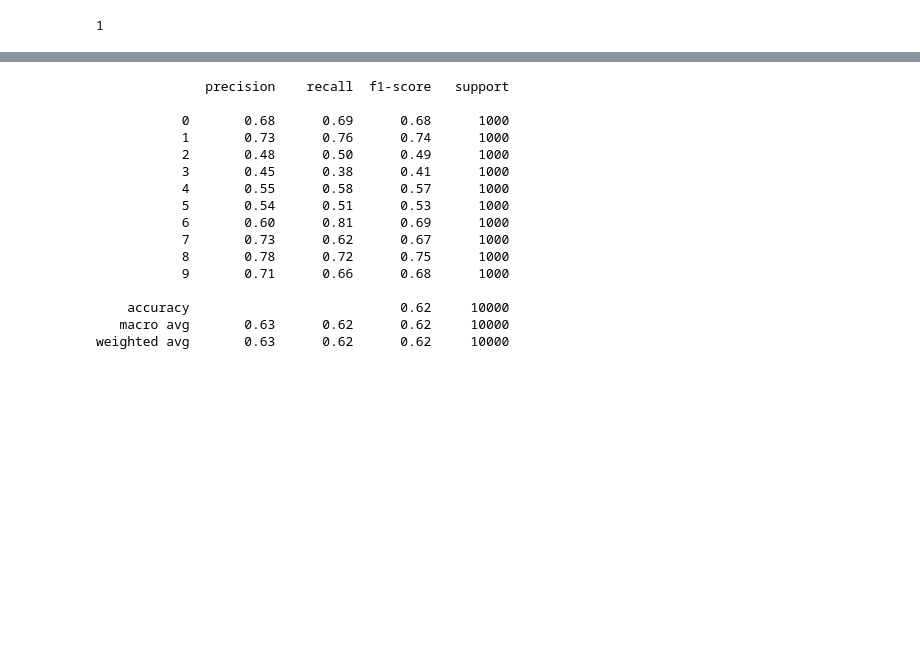
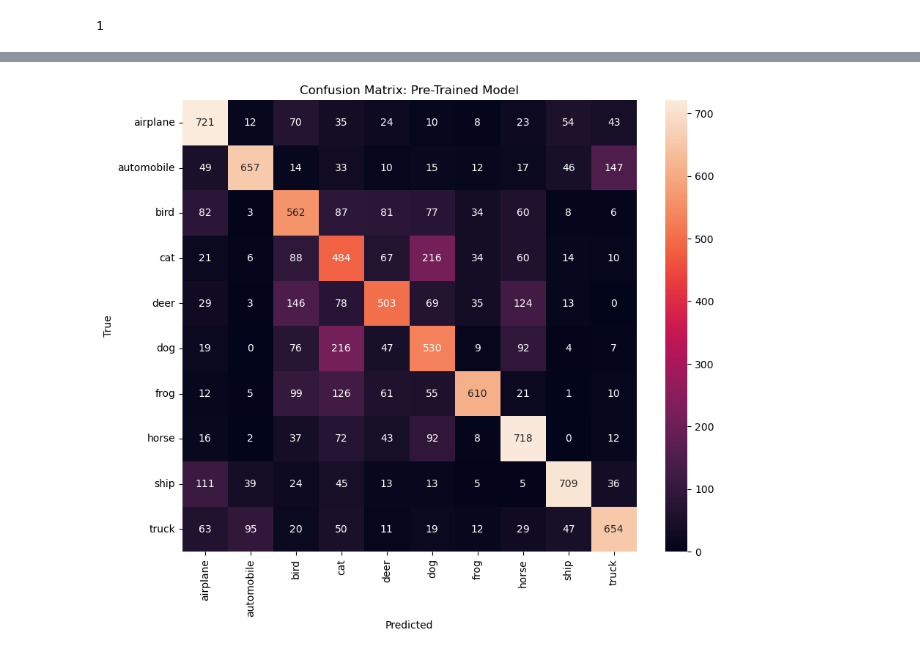
Before and after one commit to Li-Wei-Pan/ComputerVision_Assignment3, a Jupyter notebook: work.ipynb, the cells around one changed output, grey strips where cells are left out. Cells and saved outputs as stored; diff of their text form; code cells hidden in the pictures; blank space fills up the shorter version.

```diff
--- a/work.ipynb
+++ b/work.ipynb
@@ -423,21 +423,11 @@ labels_pretrained, preds_pretrained = get_predictions(CIFAR10_pretrained, testin
 # %%
 import seaborn as sns
 cm = confusion_matrix(labels_pretrained, preds_pretrained)
 plt.figure(figsize=(10,8))
+sns.heatmap(cm, annot=True, fmt='d', xticklabels=cf10_training_data.classes, yticklabels=cf10_training_data.classes)
+plt.xlabel('Predicted')
+plt.ylabel('True')
+plt.title('Confusion Matrix: Pre-Trained Model')
+plt.show()
 # %% [output]
-              precision    recall  f1-score   support
-
-           0       0.68      0.69      0.68      1000
-           1       0.73      0.76      0.74      1000
-           2       0.48      0.50      0.49      1000
-           3       0.45      0.38      0.41      1000
-           4       0.55      0.58      0.57      1000
-           5       0.54      0.51      0.53      1000
-           6       0.60      0.81      0.69      1000
-           7       0.73      0.62      0.67      1000
-           8       0.78      0.72      0.75      1000
-           9       0.71      0.66      0.68      1000
-
-    accuracy                           0.62     10000
-   macro avg       0.63      0.62      0.62     10000
-weighted avg       0.63      0.62      0.62     10000
+[figure, added]
```
Also changed, not shown: parts of 13 cells of this notebook.
